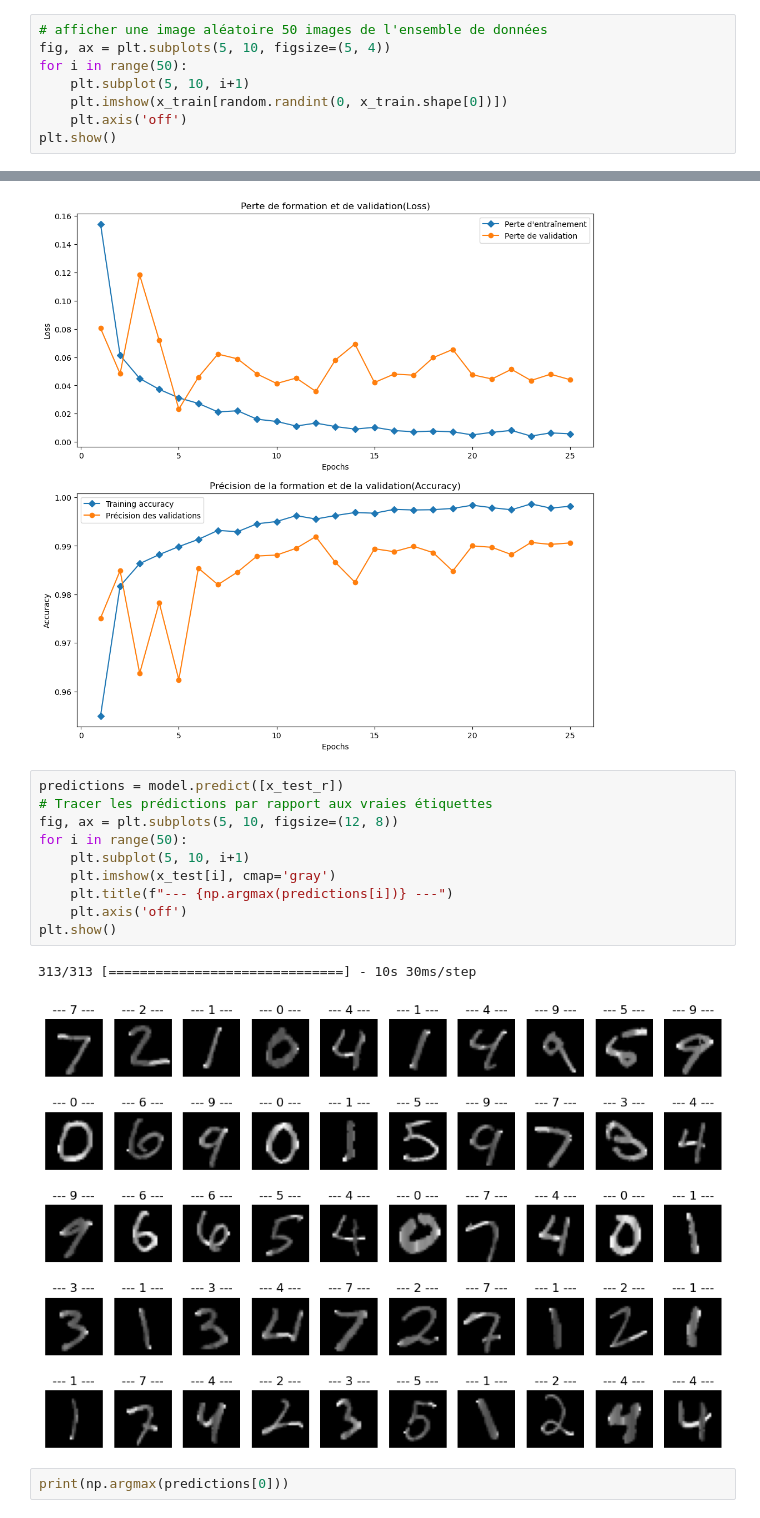
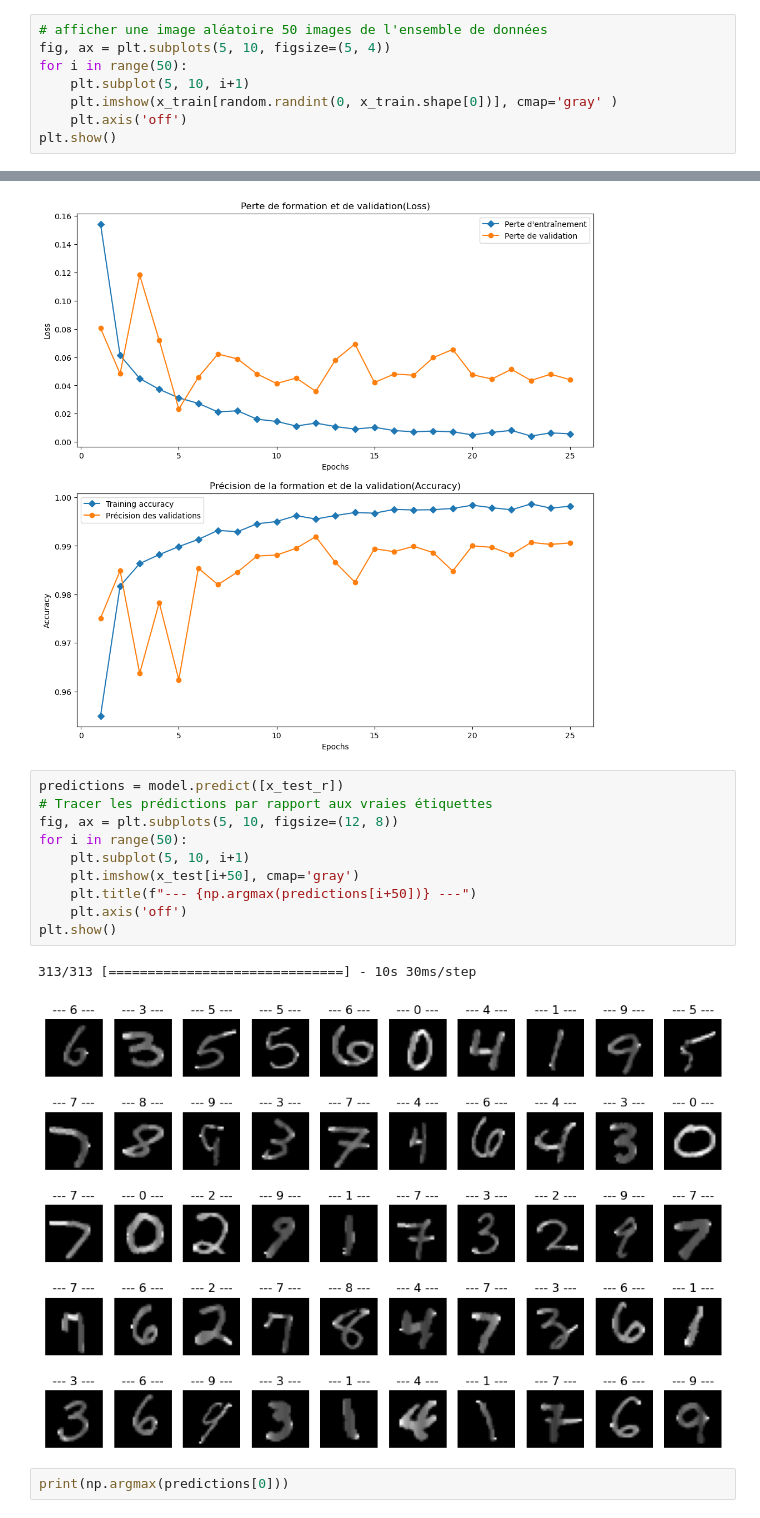
Before and after one commit to cherifissa/haindwritte_predict, a Jupyter notebook: number_predic.ipynb, the cells around one changed output, grey strips where cells are left out. Drawn from its saved outputs; the diff is of its cells as text.

```diff
--- a/number_predic.ipynb
+++ b/number_predic.ipynb
@@ -99,7 +99,7 @@ y_test shape: (10000,)
 fig, ax = plt.subplots(5, 10, figsize=(5, 4))
 for i in range(50):
     plt.subplot(5, 10, i+1)
-    plt.imshow(x_train[random.randint(0, x_train.shape[0])])
+    plt.imshow(x_train[random.randint(0, x_train.shape[0])], cmap='gray' )
     plt.axis('off')
 plt.show()
 # %% [output]
@@ -303,16 +303,16 @@ plt.show()
 # %%
 predictions = model.predict([x_test_r])
 # Tracer les prédictions par rapport aux vraies étiquettes
 fig, ax = plt.subplots(5, 10, figsize=(12, 8))
 for i in range(50):
     plt.subplot(5, 10, i+1)
-    plt.imshow(x_test[i], cmap='gray')
-    plt.title(f"--- {np.argmax(predictions[i])} ---")
+    plt.imshow(x_test[i+50], cmap='gray')
+    plt.title(f"--- {np.argmax(predictions[i+50])} ---")
     plt.axis('off')
 plt.show()
 # %% [output]
 313/313 [==============================] - 10s 30ms/step
-[figure, old version]
+[figure, new version]
 # %%
 print(np.argmax(predictions[0]))
 # %% [output]
```
Also changed, not shown: parts of 5 cells of this notebook.
